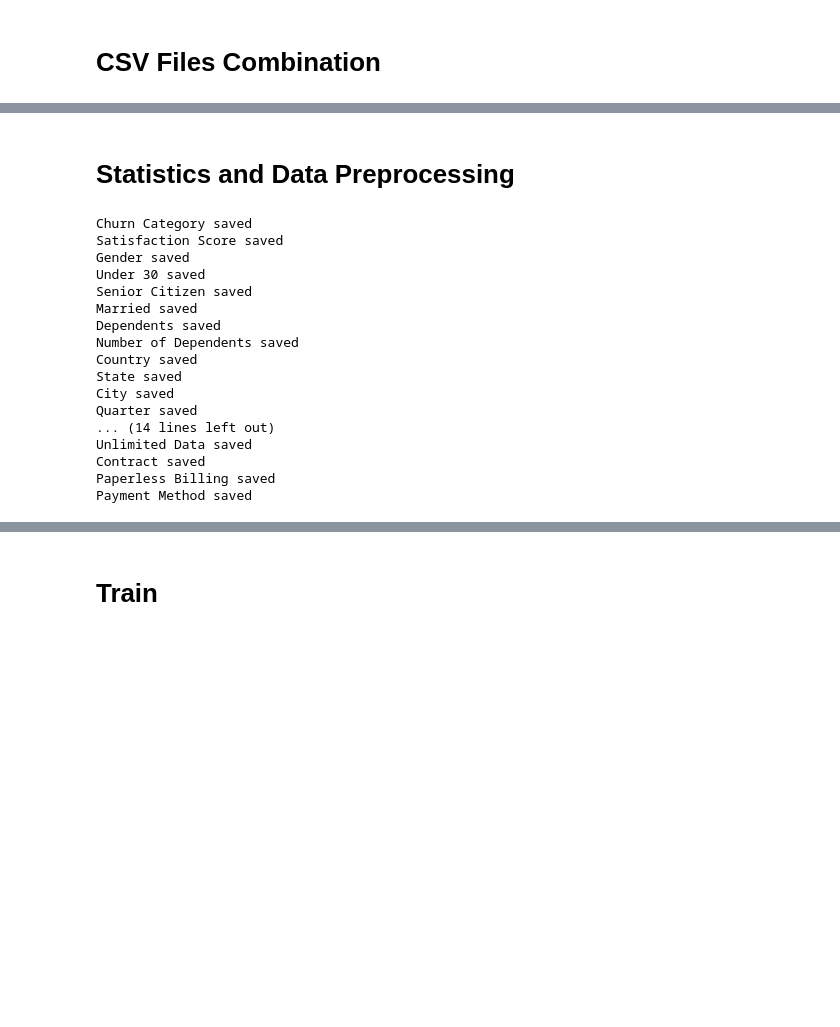
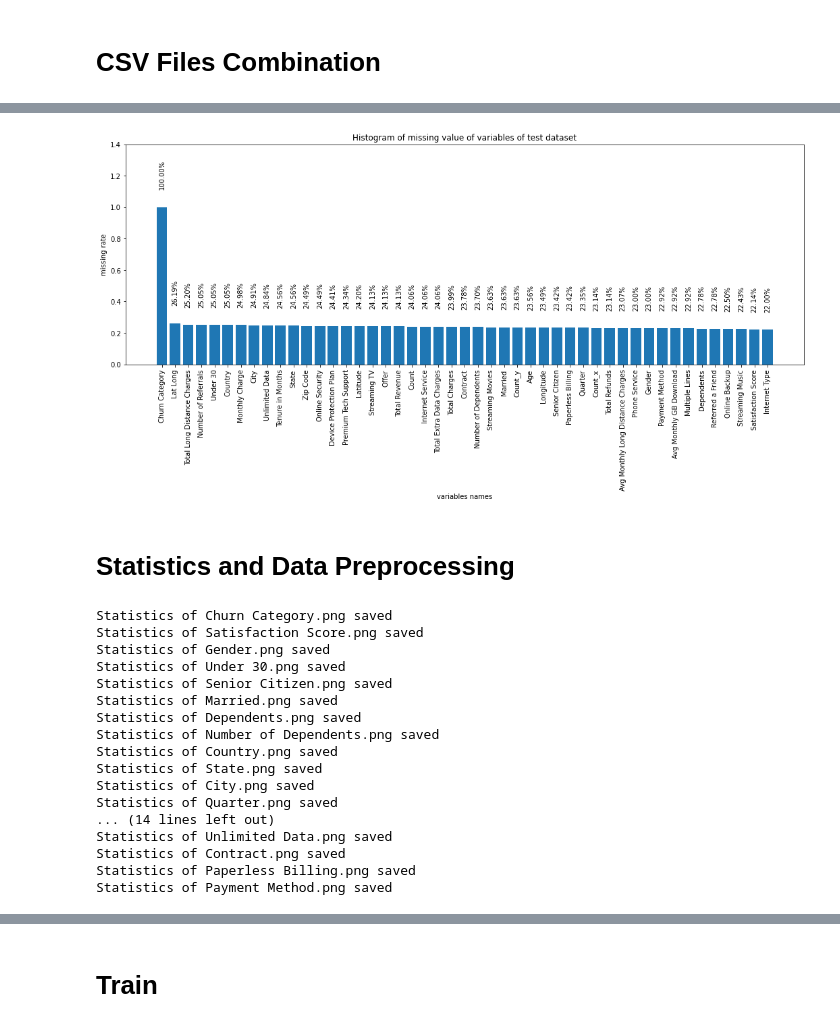
Before and after one commit to Offliners/ML2021_Fall, a Jupyter notebook: Final Project/HTML2021_Fall.ipynb, the cells around one changed output, grey strips where cells are left out. Saved outputs shown, nothing was run; the diff lists cells and outputs as text; code cells hidden in the pictures; blank space fills up the shorter version.

```diff
--- a/Final Project/HTML2021_Fall.ipynb
+++ b/Final Project/HTML2021_Fall.ipynb
@@ -177,3 +213,25 @@ plt.close()
+# %%
+missing = result_test.isnull().sum().reset_index().rename(columns={0:'missNum'})
+missing['missRate'] = missing['missNum'] / result_test.shape[0]
+miss_analy = missing[missing.missRate > 0].sort_values(by='missRate', ascending=False)
+
+fig = plt.figure(figsize=(18, 6))
+plt.bar(np.arange(miss_analy.shape[0]), list(miss_analy.missRate.values), align='center')
+
+plt.title('Histogram of missing value of variables of test dataset')
+plt.xlabel('variables names')
+plt.ylabel('missing rate')
+plt.xticks(np.arange(miss_analy.shape[0]), list(miss_analy['index']))
+plt.xticks(rotation=90)
+for x, y in enumerate(list(miss_analy.missRate.values)):
+    plt.text(x, y + 0.12, '{:.2%}'.format(y), ha='center', rotation=90)
+
+plt.ylim([0, 1.4])
+plt.savefig(f'./statistics/miss rate_test_stat.png')
+plt.show()
+plt.close()
+# %% [output]
+[figure, added]
 # %% [markdown]
 # **Statistics and Data Preprocessing**
 # %%
@@ -212,28 +273,29 @@ for need_col in need_statistics_col:
 
     # Encode target labels with value
     le = LabelEncoder()
-    result_copy[need_col] = le.fit_transform(result_copy[need_col])
+    result_train_copy[need_col] = le.fit_transform(result_train_copy[need_col])
+    result_test_copy[need_col] = le.fit_transform(result_test_copy[need_col])
 
     if need_col == 'Churn Category':
         encoder_map = dict(zip(le.classes_, le.transform(le.classes_)))
 # %% [output]
-Churn Category saved
-Satisfaction Score saved
-Gender saved
-Under 30 saved
-Senior Citizen saved
-Married saved
-Dependents saved
-Number of Dependents saved
-Country saved
-State saved
-City saved
-Quarter saved
+Statistics of Churn Category.png saved
+Statistics of Satisfaction Score.png saved
+Statistics of Gender.png saved
+Statistics of Under 30.png saved
+Statistics of Senior Citizen.png saved
+Statistics of Married.png saved
+Statistics of Dependents.png saved
+Statistics of Number of Dependents.png saved
+Statistics of Country.png saved
+Statistics of State.png saved
+Statistics of City.png saved
+Statistics of Quarter.png saved
 ... (14 lines left out)
-Unlimited Data saved
-Contract saved
-Paperless Billing saved
-Payment Method saved
+Statistics of Unlimited Data.png saved
+Statistics of Contract.png saved
+Statistics of Paperless Billing.png saved
+Statistics of Payment Method.png saved
 # %%
 need_avg_col = [item for item in result_cols if item not in need_statistics_col]
 
```
Also changed, not shown: parts of 29 cells of this notebook.
